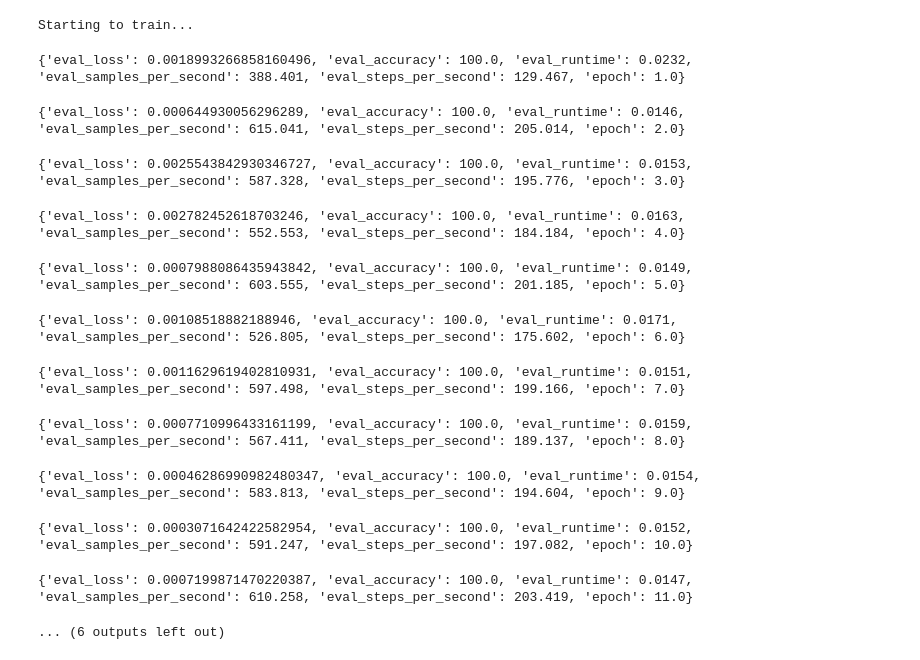
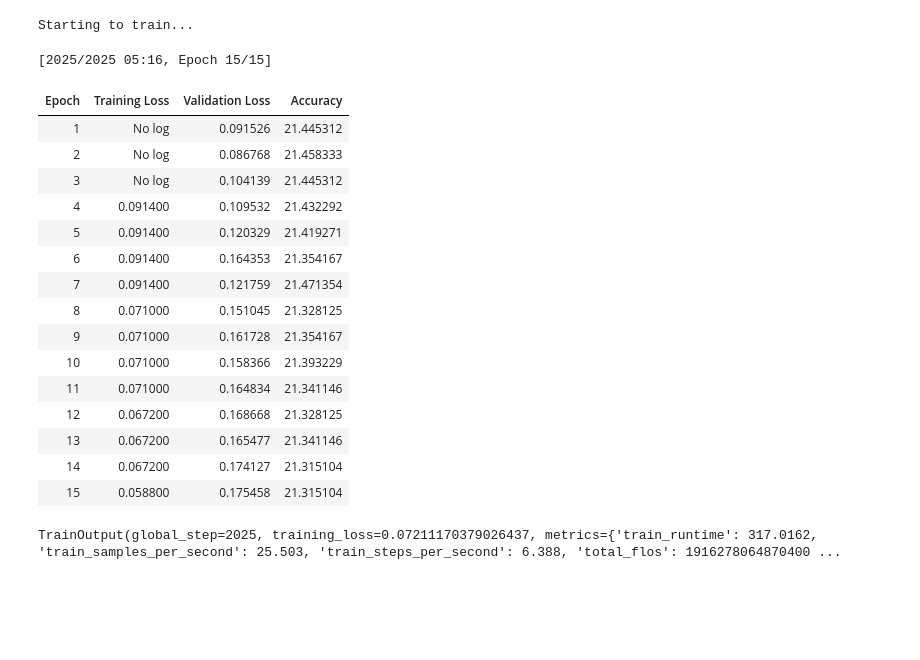
Before and after one commit to xadambednarski/NLP-2024, a Jupyter notebook: lista2/finetune_tokens_gpt.ipynb, the cells around one changed output. Drawn from its saved outputs; the diff is of its cells as text; code cells hidden in the pictures; blank space fills up the shorter version.

```diff
--- a/lista2/finetune_tokens_gpt.ipynb
+++ b/lista2/finetune_tokens_gpt.ipynb
@@ -61,11 +114,7 @@ DatasetDict({
 # %%
-sorted_labels = sorted(set([sample["label"] for sample in train_ds]))
-label2id = dict(zip(sorted_labels, range(0, len(sorted_labels))))
-id2label = dict(zip(range(0, len(sorted_labels)), sorted_labels))
-
-tokenizer = AutoTokenizer.from_pretrained("gpt2")
+tokenizer = AutoTokenizer.from_pretrained("sdadas/polish-gpt2-medium", add_prefix_space=True)
 tokenizer.pad_token = tokenizer.eos_token
-model = GPT2ForTokenClassification.from_pretrained("gpt2",
+model = GPT2ForTokenClassification.from_pretrained("sdadas/polish-gpt2-medium",
                                                         num_labels=len(label2id),
                                                         label2id=label2id,
                                                         id2label=id2label)
@@ -103,0 +133,28 @@ print(tokenized_ds)
+# %%
+def tokenize_and_align_labels(data, tokenizer, label_map):
+    tokenized_data = []
+
+    for entry in data:
+        tokens = tokenizer(
+            entry["text"],
+            is_split_into_words=True,
+            truncation=True,
+            padding="max_length",
+            max_length=128,
+        )
+        word_ids = tokens.word_ids()
+        labels = []
+
+        for word_id in word_ids:
+            if word_id is None or word_id == tokenizer.eos_token_id:
+                labels.append(-100)
+            else:
+                labels.append(label_map[entry["labels"][word_id]])
+
+        tokens["labels"] = labels
+        tokenized_data.append(tokens)
+
+    return tokenized_data
+
+processed_data_train = tokenize_and_align_labels(dataset["train"], tokenizer, label2id)
+processed_data_test = tokenize_and_align_labels(dataset["test"], tokenizer, label2id)
@@ -129,43 +204,49 @@ GPT2ForTokenClassification(
 # %%
 def compute_metrics(eval_pred):
     predictions, labels = eval_pred
     predictions = np.argmax(predictions, axis=-1)
     return {"accuracy": (predictions == labels).mean()*100}
 
 
 trainer = Trainer(
     model=peft_model,
     args=TrainingArguments(
         output_dir="gpt2-token-clf",
-        learning_rate=2e-3,
+        learning_rate=1e-3,
         per_device_train_batch_size=4,
         per_device_eval_batch_size=4,
         num_train_epochs=15,
         weight_decay=0.01,
         eval_strategy="epoch",
         save_strategy="epoch",
         load_best_model_at_end=True,
     ),
-    train_dataset=tokenized_ds["train"],
-    eval_dataset=tokenized_ds["test"],
+    train_dataset=processed_data_train,
+    eval_dataset=processed_data_test,
     processing_class=tokenizer,
     data_collator=DataCollatorWithPadding(tokenizer=tokenizer),
     compute_metrics=compute_metrics,
 )
 
 print("Starting to train...")
 trainer.train()
 # %% [output]
 Starting to train...
-{'eval_loss': 0.0018993266858160496, 'eval_accuracy': 100.0, 'eval_runtime': 0.0232, 'eval_samples_per_second': 388.401, 'eval_steps_per_second': 129.467, 'epoch': 1.0}
+[2025/2025 05:16, Epoch 15/15]
+| Epoch | Training Loss | Validation Loss | Accuracy |
+| 1 | No log | 0.091526 | 21.445312 |
+| 2 | No log | 0.086768 | 21.458333 |
+| 3 | No log | 0.104139 | 21.445312 |
+| 4 | 0.091400 | 0.109532 | 21.432292 |
+| 5 | 0.091400 | 0.120329 | 21.419271 |
+| 6 | 0.091400 | 0.164353 | 21.354167 |
+| 7 | 0.091400 | 0.121759 | 21.471354 |
+| 8 | 0.071000 | 0.151045 | 21.328125 |
+| 9 | 0.071000 | 0.161728 | 21.354167 |
+| 10 | 0.071000 | 0.158366 | 21.393229 |
+| 11 | 0.071000 | 0.164834 | 21.341146 |
+| 12 | 0.067200 | 0.168668 | 21.328125 |
+| 13 | 0.067200 | 0.165477 | 21.341146 |
+| 14 | 0.067200 | 0.174127 | 21.315104 |
+| 15 | 0.058800 | 0.175458 | 21.315104 |
-{'eval_loss': 0.000644930056296289, 'eval_accuracy': 100.0, 'eval_runtime': 0.0146, 'eval_samples_per_second': 615.041, 'eval_steps_per_second': 205.014, 'epoch': 2.0}
+TrainOutput(global_step=2025, training_loss=0.07211170379026437, metrics={'train_runtime': 317.0162, 'train_samples_per_second': 25.503, 'train_steps_per_second': 6.388, 'total_flos': 1916278064870400 ...
-{'eval_loss': 0.0025543842930346727, 'eval_accuracy': 100.0, 'eval_runtime': 0.0153, 'eval_samples_per_second': 587.328, 'eval_steps_per_second': 195.776, 'epoch': 3.0}
-{'eval_loss': 0.002782452618703246, 'eval_accuracy': 100.0, 'eval_runtime': 0.0163, 'eval_samples_per_second': 552.553, 'eval_steps_per_second': 184.184, 'epoch': 4.0}
-{'eval_loss': 0.0007988086435943842, 'eval_accuracy': 100.0, 'eval_runtime': 0.0149, 'eval_samples_per_second': 603.555, 'eval_steps_per_second': 201.185, 'epoch': 5.0}
-{'eval_loss': 0.00108518882188946, 'eval_accuracy': 100.0, 'eval_runtime': 0.0171, 'eval_samples_per_second': 526.805, 'eval_steps_per_second': 175.602, 'epoch': 6.0}
-{'eval_loss': 0.0011629619402810931, 'eval_accuracy': 100.0, 'eval_runtime': 0.0151, 'eval_samples_per_second': 597.498, 'eval_steps_per_second': 199.166, 'epoch': 7.0}
-{'eval_loss': 0.0007710996433161199, 'eval_accuracy': 100.0, 'eval_runtime': 0.0159, 'eval_samples_per_second': 567.411, 'eval_steps_per_second': 189.137, 'epoch': 8.0}
-{'eval_loss': 0.00046286990982480347, 'eval_accuracy': 100.0, 'eval_runtime': 0.0154, 'eval_samples_per_second': 583.813, 'eval_steps_per_second': 194.604, 'epoch': 9.0}
-{'eval_loss': 0.0003071642422582954, 'eval_accuracy': 100.0, 'eval_runtime': 0.0152, 'eval_samples_per_second': 591.247, 'eval_steps_per_second': 197.082, 'epoch': 10.0}
-{'eval_loss': 0.0007199871470220387, 'eval_accuracy': 100.0, 'eval_runtime': 0.0147, 'eval_samples_per_second': 610.258, 'eval_steps_per_second': 203.419, 'epoch': 11.0}
-... (6 outputs left out)
```
Also changed, not shown: parts of 15 cells of this notebook, 10 other files.
